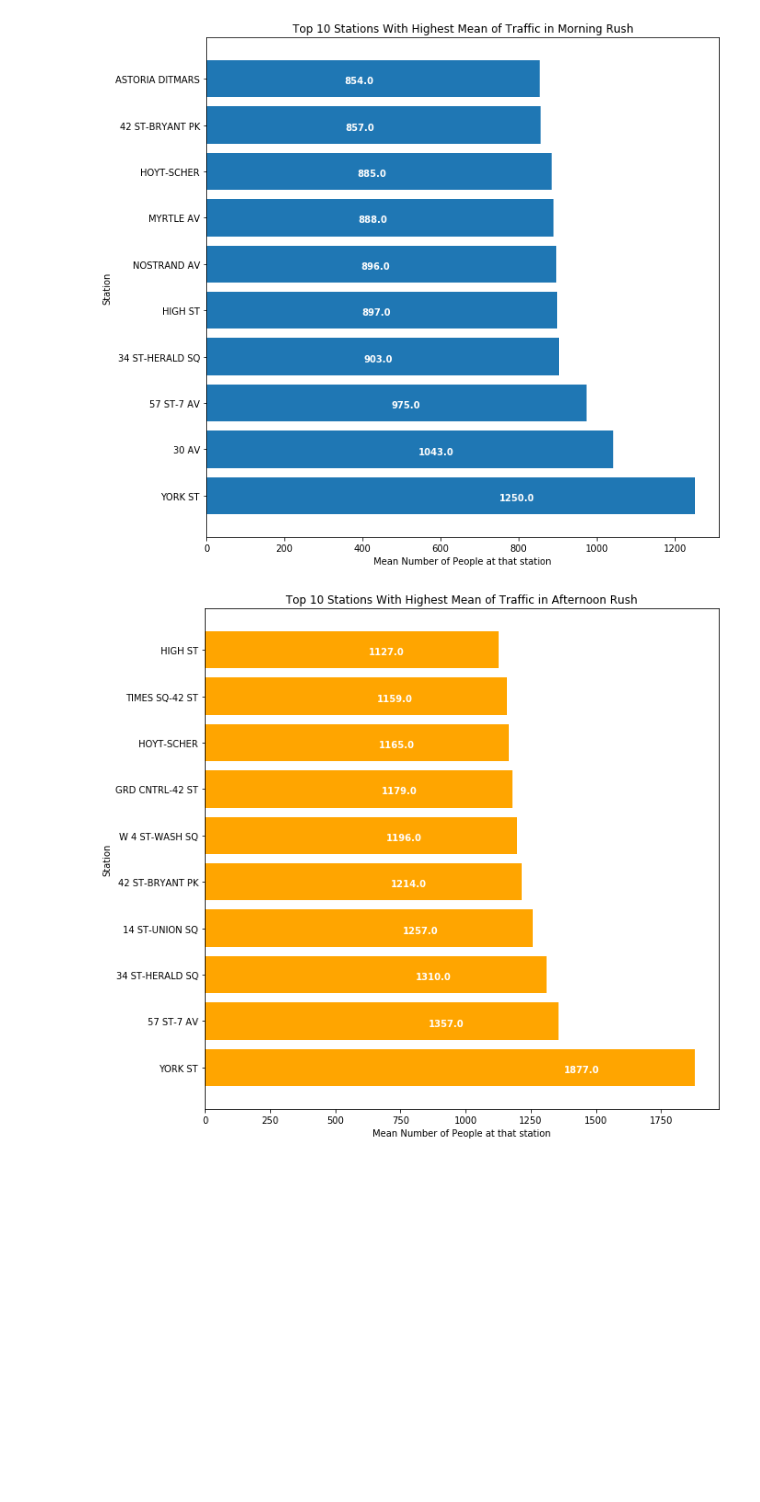
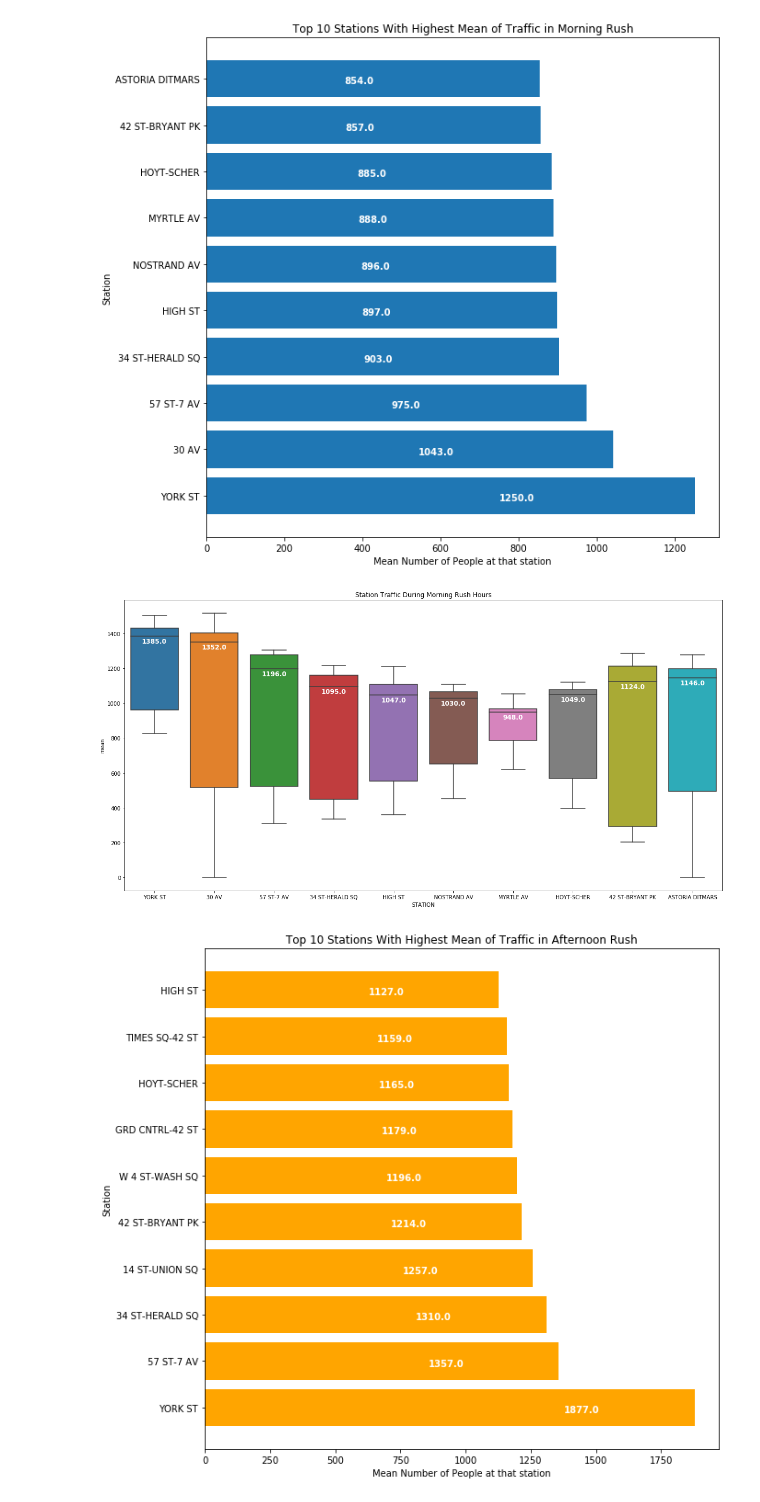
Before and after one commit to jporcaro1771/Gala_Project, a Jupyter notebook: Clean Turnstile Totals.ipynb, the cells around one changed output. Saved outputs shown, nothing was run; the diff lists cells and outputs as text; code cells hidden in the pictures; blank space fills up the shorter version.

```diff
--- a/Clean Turnstile Totals.ipynb
+++ b/Clean Turnstile Totals.ipynb
@@ -512,6 +513,29 @@ for i, v in enumerate(top_ten_morning_rush_station['mean']):
     plt.text(v-500, i-0.1, str(np.round(v)), color='white', fontweight='bold')
 # %% [output]
 [figure]
+# %%
+plt.figure(figsize=(20,10))
+
+top_ten_morning_rush_station = station_mean_totals_df_morning_rush.sort_values(by=['mean'], ascending=False)
+
+cat = ['YORK ST', '30 AV', '57 ST-7 AV', '34 ST-HERALD SQ', 'HIGH ST' , 'NOSTRAND AV', 'MYRTLE AV', 'HOYT-SCHER',
+       '42 ST-BRYANT PK', 'ASTORIA DITMARS' ]
+
+top_ten_morning_rush_station = top_ten_morning_rush_station.loc[top_ten_morning_rush_station['STATION'].isin(cat)]
+top_ten_morning_rush_station.sort_values
+
+ax = sns.boxplot(top_ten_morning_rush_station['STATION'],top_ten_morning_rush_station['mean'], order=cat)
+ax.set_title('Station Traffic During Morning Rush Hours')
+
+medians = top_ten_morning_rush_station.groupby(['STATION'])['mean'].median()
+median_labels = [str(np.round(s)) for s in medians]
+
+pos = range(len(medians))
+for tick,label in zip(pos,ax.get_xticklabels()):
+    plt.text(pos[tick], medians[label.get_text()]-40, str(np.round(medians[label.get_text()])),
+            horizontalalignment='center', size='large', color='w', weight='semibold')
+# %% [output]
+[figure, added]
 # %%
 plt.figure(figsize=(10,10))
 top_ten_afternoon_rush_station = top_station_means_afternoon_rush_df[0:10]
```
Also changed, not shown: parts of 3 cells of this notebook.
